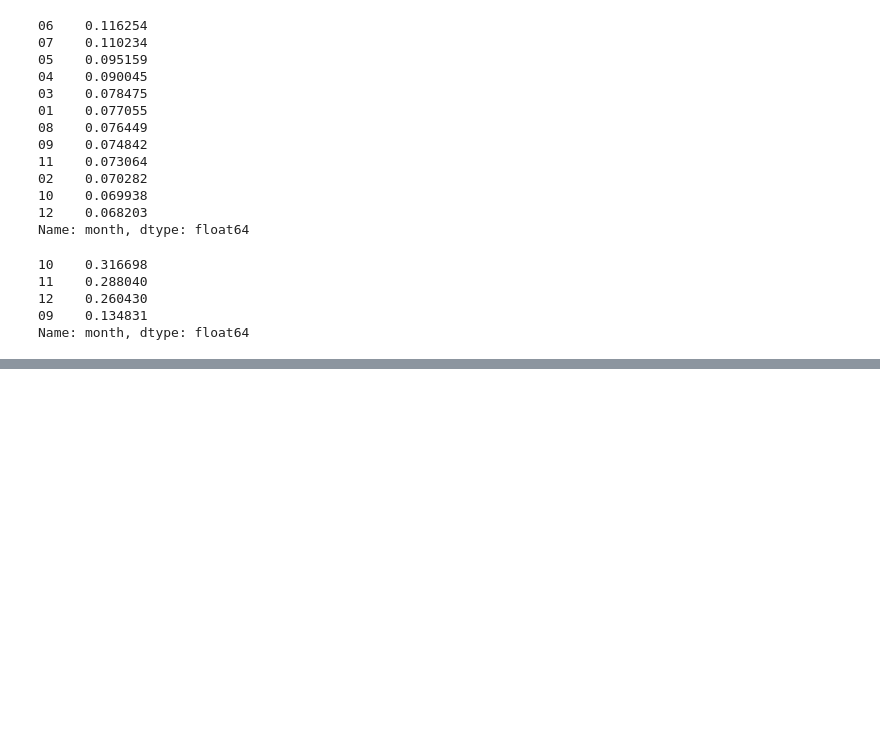
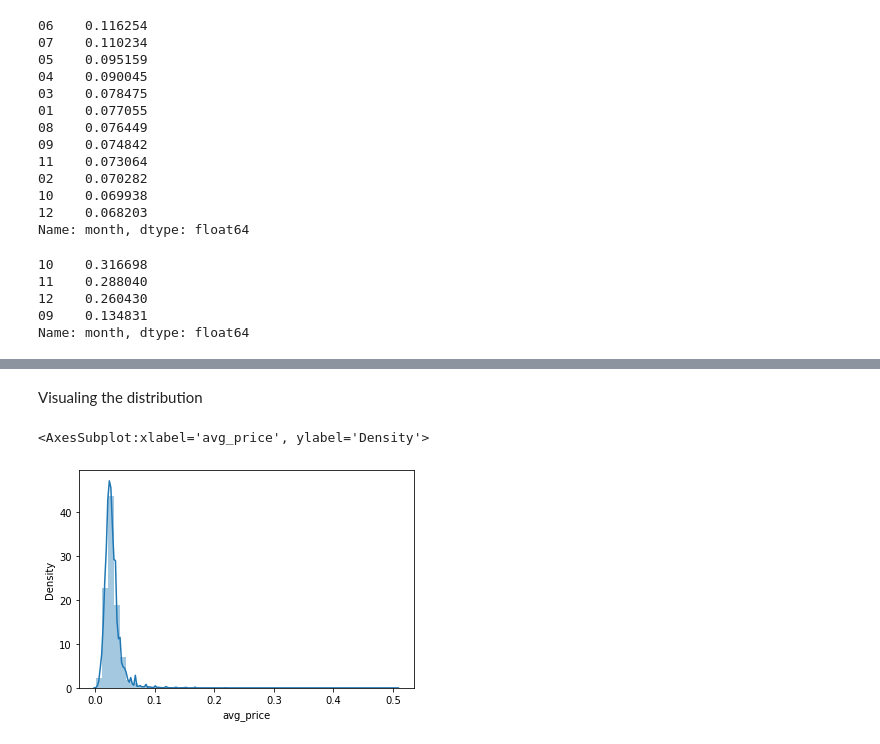
Before and after one commit to dljw/kaggle, a Jupyter notebook: h-m-eda.ipynb, the cells around one changed output, grey strips where cells are left out. Saved outputs shown, nothing was run; the diff lists cells and outputs as text; code cells hidden in the pictures; blank space fills up the shorter version.

```diff
--- a/h-m-eda.ipynb
+++ b/h-m-eda.ipynb
@@ -131,0 +176,5 @@ Name: year, dtype: int64
+# %%
+df2 = df.groupby(['customer_id']).agg(recency=("t_dat", min), avg_price=("price",np.mean))
+# %%
+df['year'] = df['t_dat'].apply(lambda dat: dat.year)
+df.groupby(['customer_id','year']).count().head()
@@ -131,0 +189,6 @@ Name: year, dtype: int64
+# %%
+df2['freq_per_year'] = df.groupby(['customer_id','year']).count().groupby(['customer_id'])['t_dat'].mean()
+# %%
+latest_trans = df['t_dat'].max()
+df2['days_after_last_trans'] = df2['recency'].apply(lambda dat: (latest_trans- dat).days )
+df2.head()
@@ -131,0 +203,7 @@ Name: year, dtype: int64
+# %% [markdown]
+Visualing the distribution
+# %%
+sns.distplot(df2['avg_price'])
+# %% [output]
+<AxesSubplot:xlabel='avg_price', ylabel='Density'>
+[figure, added]
```
Also changed, not shown: parts of 22 cells of this notebook, 1 other file.
